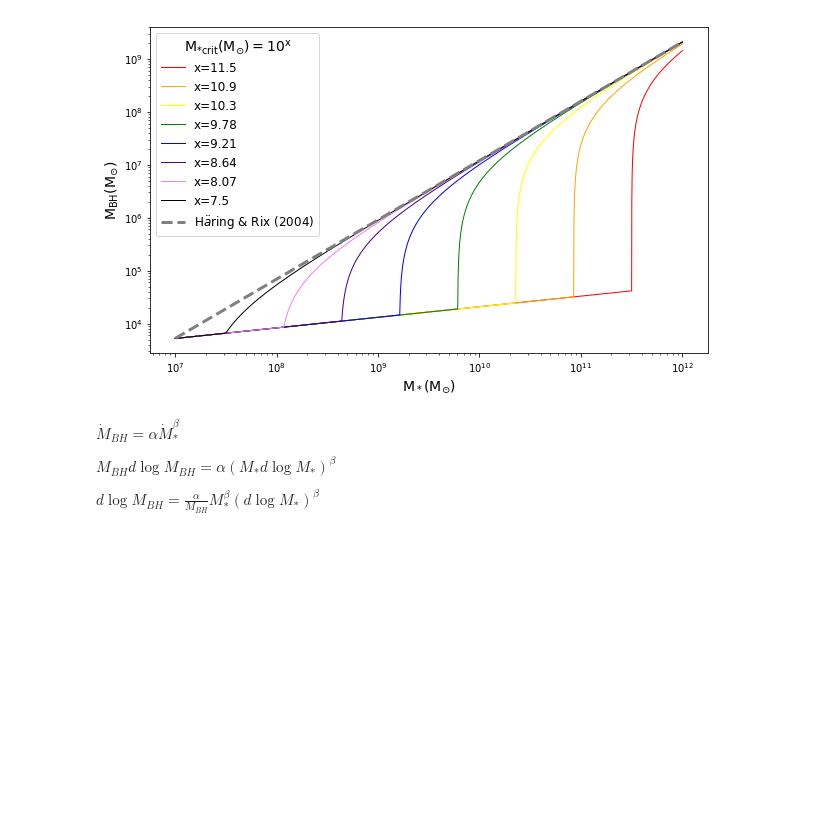
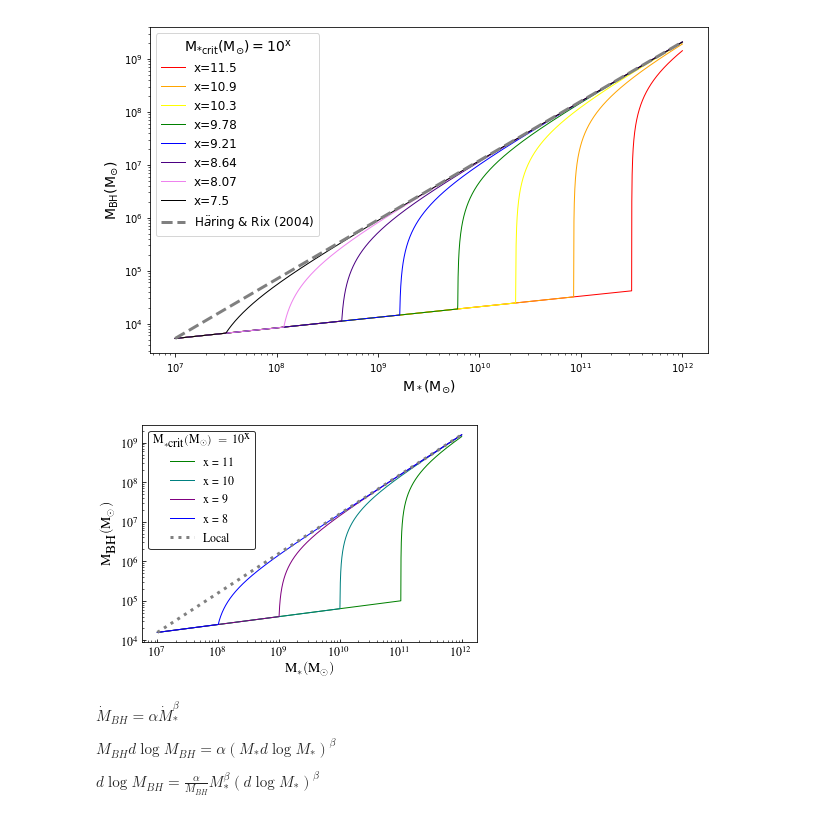
Before and after one commit to megantillman/get_QLF, a Jupyter notebook: function_updates.ipynb, the cells around one changed output. Cells and saved outputs as stored; diff of their text form; code cells hidden in the pictures; blank space fills up the shorter version.

```diff
--- a/function_updates.ipynb
+++ b/function_updates.ipynb
@@ -950,6 +1001,62 @@ plt.setp(legend.get_title(),fontsize=14)
 plt.savefig('plots/paper-plots/cont-postdisk-comparison.pdf')
 # %% [output]
 [figure]
+# %%
+def get_Mbh(logMstar, logMstar0, approx_local = True):
+    norm = [11, 8.2]
+
+    logMbh = logMstar * 0
+    slopes = logMstar * 0
+
+    if approx_local == False:
+        post_params = [1.12, norm[1] - 1.12*norm[0]]
+        init = [7., 7.*post_params[0]+post_params[1]]
+        pre_params = [0.2, init[1] - init[0] * 0.2]
+
+    else:
+        post_params = [1, -2.8]
+        init = [7., 7.*post_params[0]+post_params[1]]
+        pre_params = [0.2, init[1] - init[0] * 0.2]
+
+    post = (logMstar > logMstar0)
+    pre = (logMstar <= logMstar0)
+    Ms = 10**logMstar
+    Ms0 = 10**logMstar0
+    Mbh0 = 10**(logMstar0 * pre_params[0] + pre_params[1])
+    beta = post_params[0]
+    alpha = 10**norm[1] / 10**(norm[0]*beta)
+
+    Mbh = Mbh0 + alpha * Ms[post]**(beta-1) * (Ms[post] - Ms0)
+    logMbh[post] = np.log10(Mbh)
+    slopes[post] = np.gradient(logMbh[post],logMstar[post])
+
+    logMbh[pre] = logMstar[pre] * pre_params[0] + pre_params[1]
+    slopes[pre] = pre_params[0]
+    return logMbh
+
+from matplotlib import rc
+rc('font',**{'family':'serif','serif':['Times']})
+rc('text', usetex=True)
+
+
+fig, ax2 = plt.subplots(1, 1, figsize=(6,4))
+
+colors = ['green','teal','purple','b','indigo','black']
+x = np.linspace(7,12,3000)
+for i,c in zip([8,9,10,11][::-1],colors):
+    ax2.plot(10**x, 10**get_Mbh(x, i), c=c, label='x\ =\ '+str(i)[:4], lw = 1)
+ax2.plot(10**x, 10**(x-2.8),c='gray',lw = 3, ls='dotted', label = '~Local')
+ax2.set_xlabel(r'M$_* ($M$_{\odot})$',fontsize=14)
+ax2.set_ylabel(r'M$_{\textnormal{BH}} ($M$_{\odot})$',fontsize=14)
+ax2.set_xscale('log')
+ax2.set_yscale('log')
+ax2.tick_params(axis='both', which='both', labelsize=12, direction='in')
+legend = ax2.legend(title = r'M$_{*{\textnormal{crit}}}($M$_{\odot})\ =\ 10^\textnormal{x}$', fontsize=12)
+plt.setp(legend.get_title(), fontsize=12)
+legend.get_frame().set_edgecolor('k')
+plt.savefig('plots/paper-plots/cont-postdisk-comparison_approxlocal.pdf')
+# %% [output]
+[figure, added]
 # %% [markdown]
 $\dot{M}_{BH} = \alpha \dot{M}_* ^\beta$
 
```
Also changed, not shown: parts of 3 cells of this notebook.
